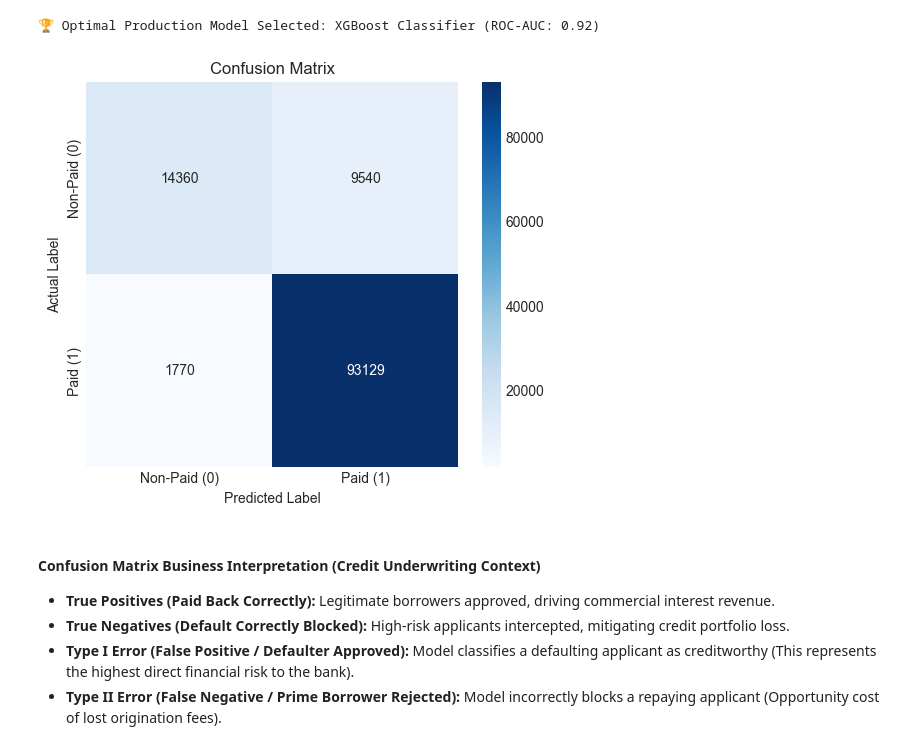
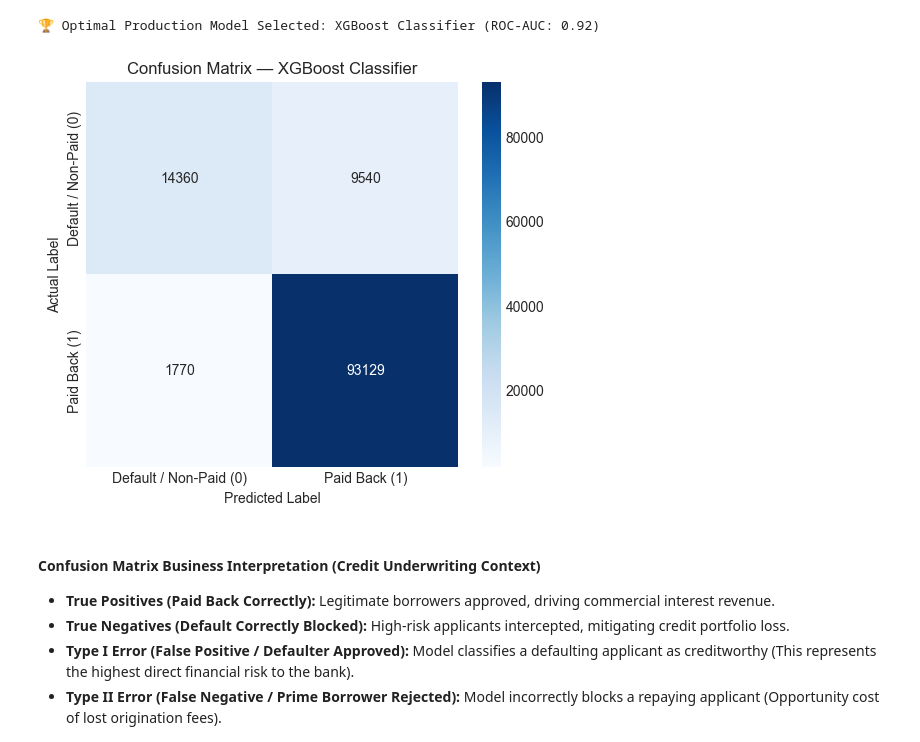
Before and after one commit to Anjana-Hesh/loan-risk-prediction-system, a Jupyter notebook: ml-service/notebooks/loan_risk_model_training.ipynb, the cells around one changed output. Drawn from its saved outputs; the diff is of its cells as text; code cells hidden in the pictures.

Commit message:
refactor(ml): update confusion matrix visualization to use optimal pipeline and dynamic labels

```diff
--- a/ml-service/notebooks/loan_risk_model_training.ipynb
+++ b/ml-service/notebooks/loan_risk_model_training.ipynb
@@ -545,17 +545,28 @@ best_pipeline = trained_pipelines[best_model_name]
 # %% [output]
 🏆 Optimal Production Model Selected: XGBoost Classifier (ROC-AUC: 0.92)
 # %%
+# Generate predictions using the optimal selected pipeline
+y_pred_best = best_pipeline.predict(X_test)
 
-# Confusion Matrix visualization
-cm = confusion_matrix(y_test, y_pred)
+# Compute Confusion Matrix
+cm = confusion_matrix(y_test, y_pred_best)
+
+# Plot Heatmap
 plt.figure(figsize=(6, 5))
-sns.heatmap(cm, annot=True, fmt='d', cmap='Blues', xticklabels=['Non-Paid (0)', 'Paid (1)'], yticklabels=['Non-Paid (0)', 'Paid (1)'])
+sns.heatmap(
+    cm,
+    annot=True,
+    fmt='d',
+    cmap='Blues',
+    xticklabels=['Default / Non-Paid (0)', 'Paid Back (1)'],
+    yticklabels=['Default / Non-Paid (0)', 'Paid Back (1)']
+)
 plt.xlabel("Predicted Label")
 plt.ylabel("Actual Label")
-plt.title("Confusion Matrix")
+plt.title(f"Confusion Matrix — {best_model_name}")
 plt.show()
 # %% [output]
-[figure, old version]
+[figure, new version]
 # %% [markdown]
 #### Confusion Matrix Business Interpretation (Credit Underwriting Context)
 - **True Positives (Paid Back Correctly):** Legitimate borrowers approved, driving commercial interest revenue.
```
Also changed, not shown: 1 other file.
